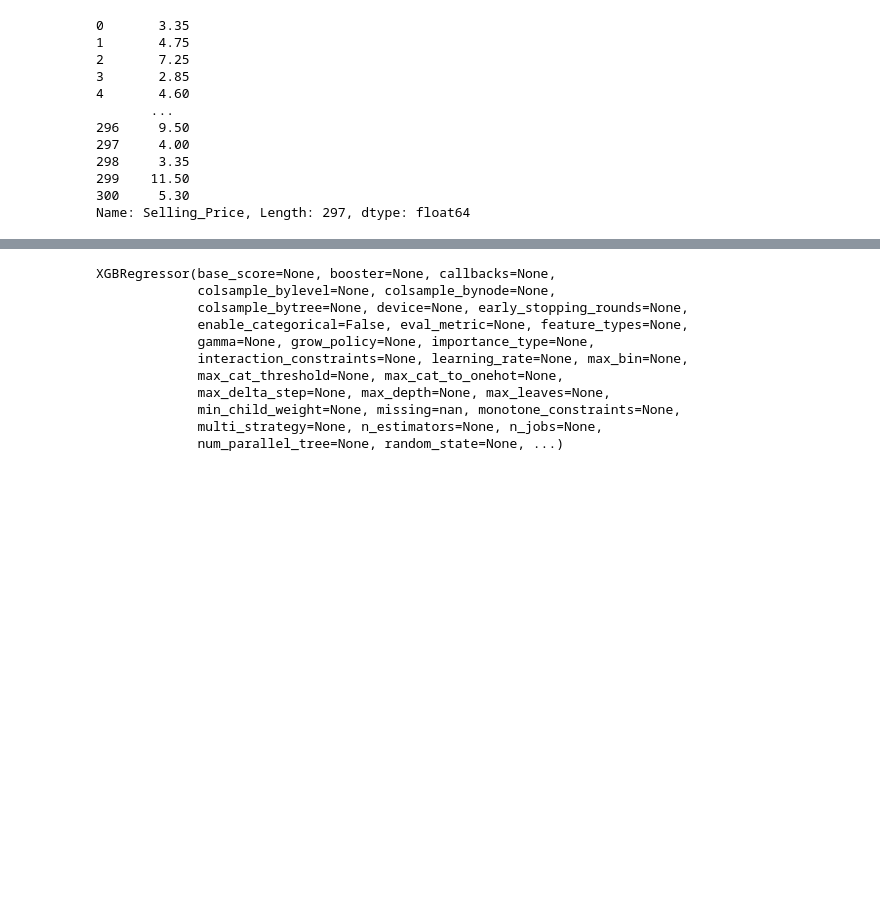
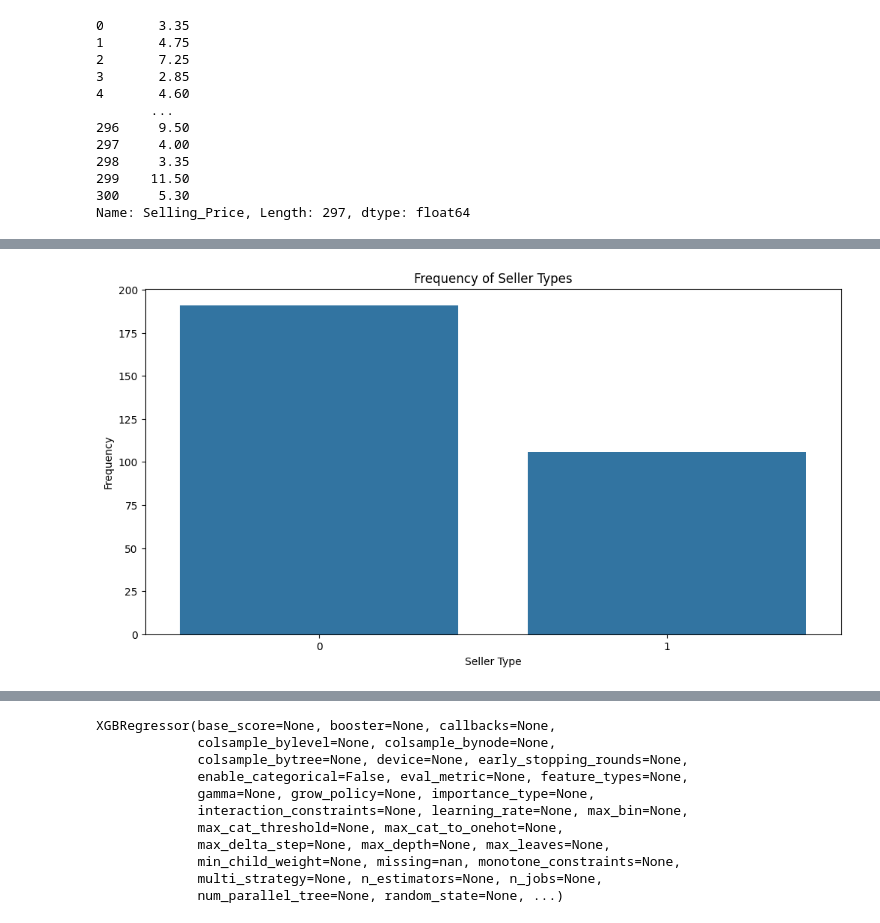
Before and after one commit to RishiAbinandhan/CAR-PRICE-PREDICTION, a Jupyter notebook: CAR_PRICE_PREDICTION.ipynb, the cells around one changed output, grey strips where cells are left out. Cells and saved outputs as stored; diff of their text form; code cells hidden in the pictures; blank space fills up the shorter version.

```diff
--- a/CAR_PRICE_PREDICTION.ipynb
+++ b/CAR_PRICE_PREDICTION.ipynb
@@ -203,0 +276,9 @@ Name: Selling_Price, Length: 297, dtype: float64
+# %%
+plt.figure(figsize=(12, 6))
+sns.countplot(x='Seller_Type', data=dataset)
+plt.title('Frequency of Seller Types')
+plt.xlabel('Seller Type')
+plt.ylabel('Frequency')
+plt.show()
+# %% [output]
+[figure, added]
```
Also changed, not shown: parts of 81 cells of this notebook.
